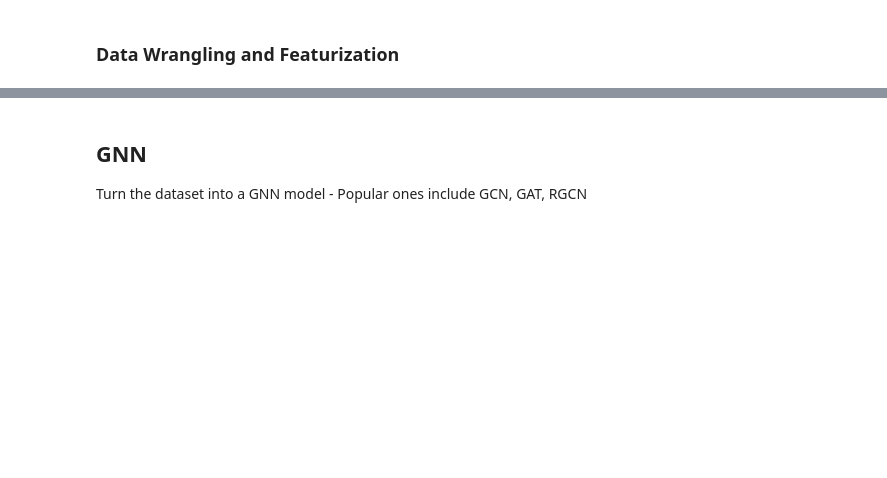
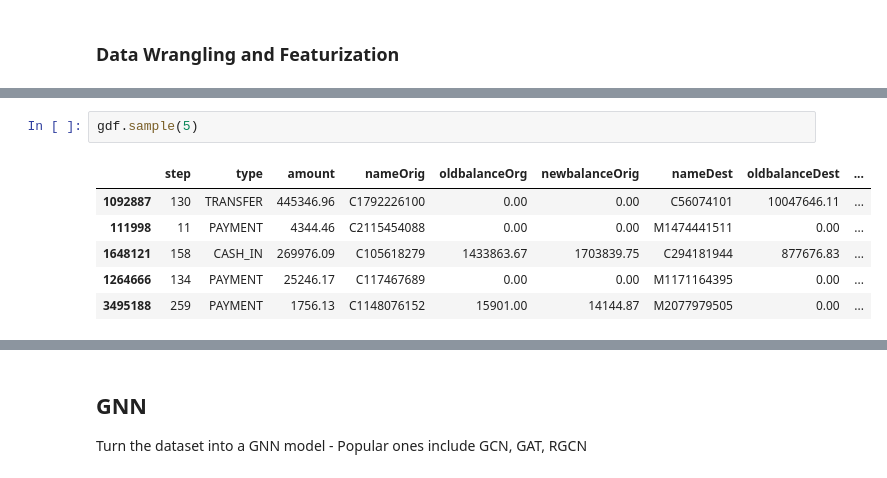
Before and after one commit to sophiaski/graphistry-gnn, a Jupyter notebook: overview.ipynb, the cells around one changed output, grey strips where cells are left out. Drawn from its saved outputs; the diff is of its cells as text; blank space fills up the shorter version.

```diff
--- a/overview.ipynb
+++ b/overview.ipynb
@@ -50,0 +149,9 @@ What are good columns for features? Why?
+# %%
+gdf.sample(5)
+# %% [output]
+|  | step | type | amount | nameOrig | oldbalanceOrg | newbalanceOrig | nameDest | oldbalanceDest | ... |
+| 1092887 | 130 | TRANSFER | 445346.96 | C1792226100 | 0.00 | 0.00 | C56074101 | 10047646.11 | ... |
+| 111998 | 11 | PAYMENT | 4344.46 | C2115454088 | 0.00 | 0.00 | M1474441511 | 0.00 | ... |
+| 1648121 | 158 | CASH_IN | 269976.09 | C105618279 | 1433863.67 | 1703839.75 | C294181944 | 877676.83 | ... |
+| 1264666 | 134 | PAYMENT | 25246.17 | C117467689 | 0.00 | 0.00 | M1171164395 | 0.00 | ... |
+| 3495188 | 259 | PAYMENT | 1756.13 | C1148076152 | 15901.00 | 14144.87 | M2077979505 | 0.00 | ... |
```
Also changed, not shown: parts of 25 cells of this notebook, 1 other file.
